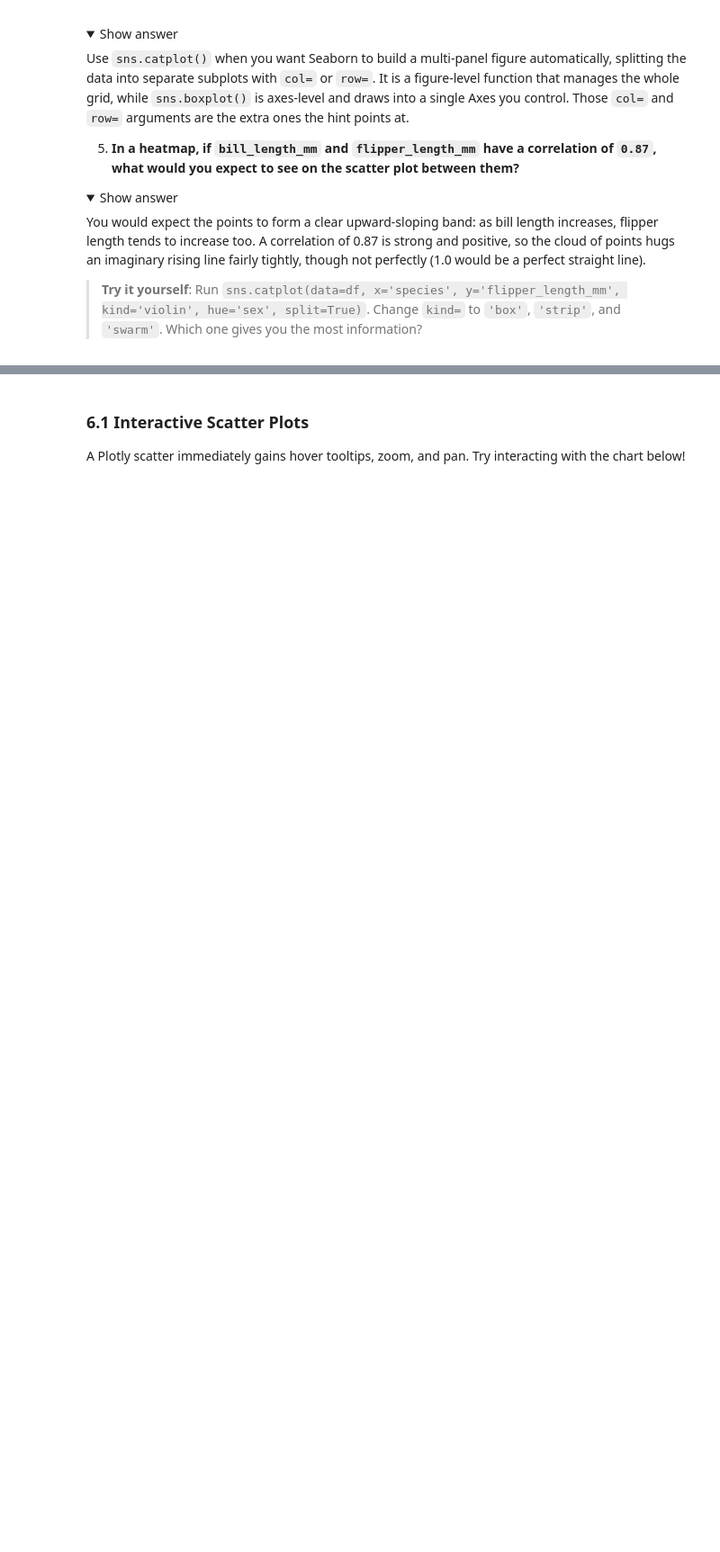
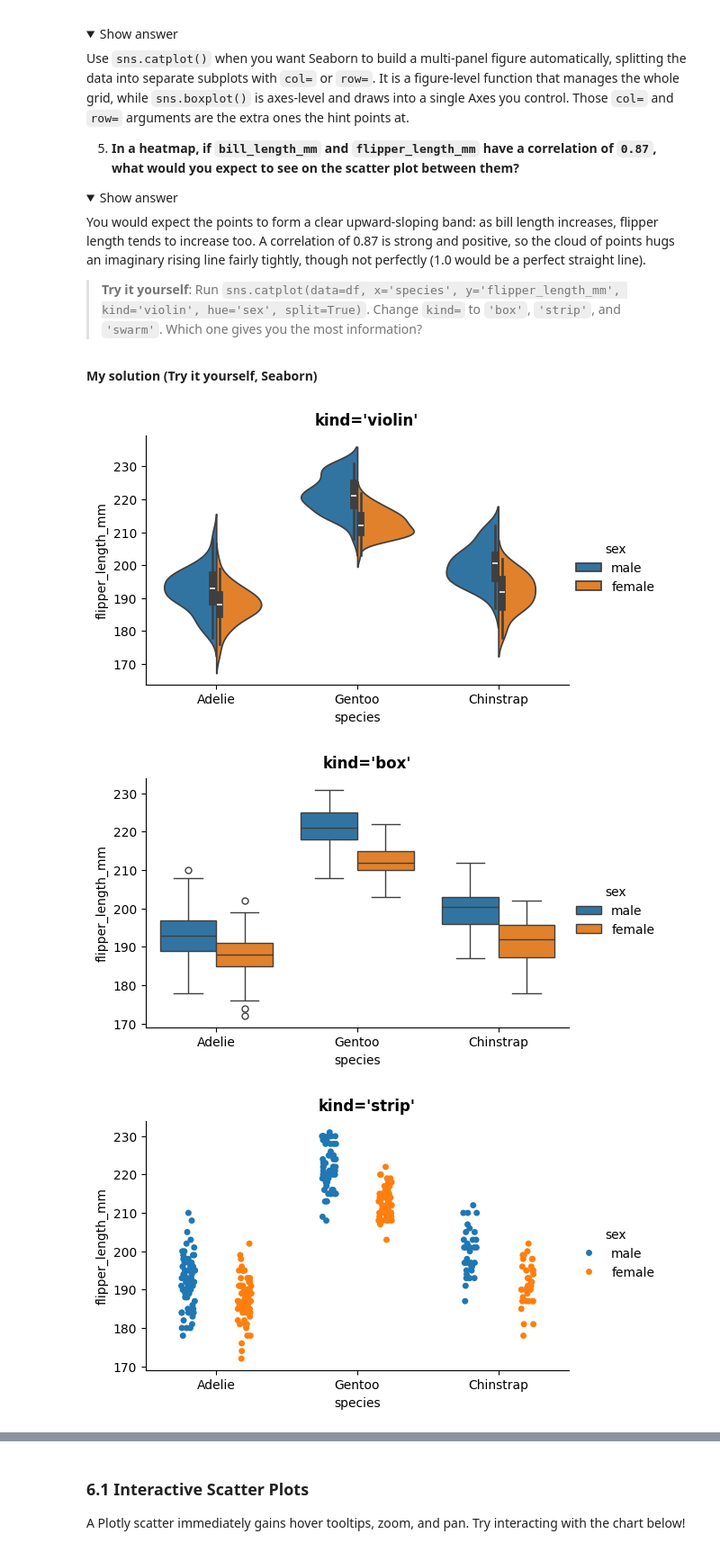
Before and after one commit to crsbln/ds-visualisation, a Jupyter notebook: 2_Plotting_intro.ipynb, the cells around one changed output, grey strips where cells are left out. Shown at 90% size. Saved outputs shown, nothing was run; the diff lists cells and outputs as text; code cells hidden in the pictures; folded sections open; blank space fills up the shorter version.

```diff
--- a/2_Plotting_intro.ipynb
+++ b/2_Plotting_intro.ipynb
@@ -798,3 +903,27 @@ You would expect the points to form a clear upward-sloping band: as bill length
 </details>
 
 > **Try it yourself**: Run `sns.catplot(data=df, x='species', y='flipper_length_mm', kind='violin', hue='sex', split=True)`. Change `kind=` to `'box'`, `'strip'`, and `'swarm'`. Which one gives you the most information?
+# %% [markdown]
+**My solution (Try it yourself, Seaborn)**
+# %%
+# --- The same data drawn with four different catplot kinds ---
+# One figure per kind, so we can compare what each one shows.
+for kind in ["violin", "box", "strip", "swarm"]:
+    extra = {"split": True} if kind == "violin" else {}  # split only exists for violins
+    extra.update({"dodge": True} if kind in ["strip", "swarm"] else {})
+    g = sns.catplot(
+        data=df,
+        x="species",
+        y="flipper_length_mm",
+        hue="sex",
+        kind=kind,
+        height=3.5,
+        aspect=1.6,
+        **extra,
+    )
+    g.figure.suptitle(f"kind='{kind}'", y=1.03, fontweight="bold")
+    plt.show()
+# %% [output]
+[figure, added]
+[figure, added]
+[figure, added]
```
Also changed, not shown: parts of 38 cells of this notebook, 8 other files.
